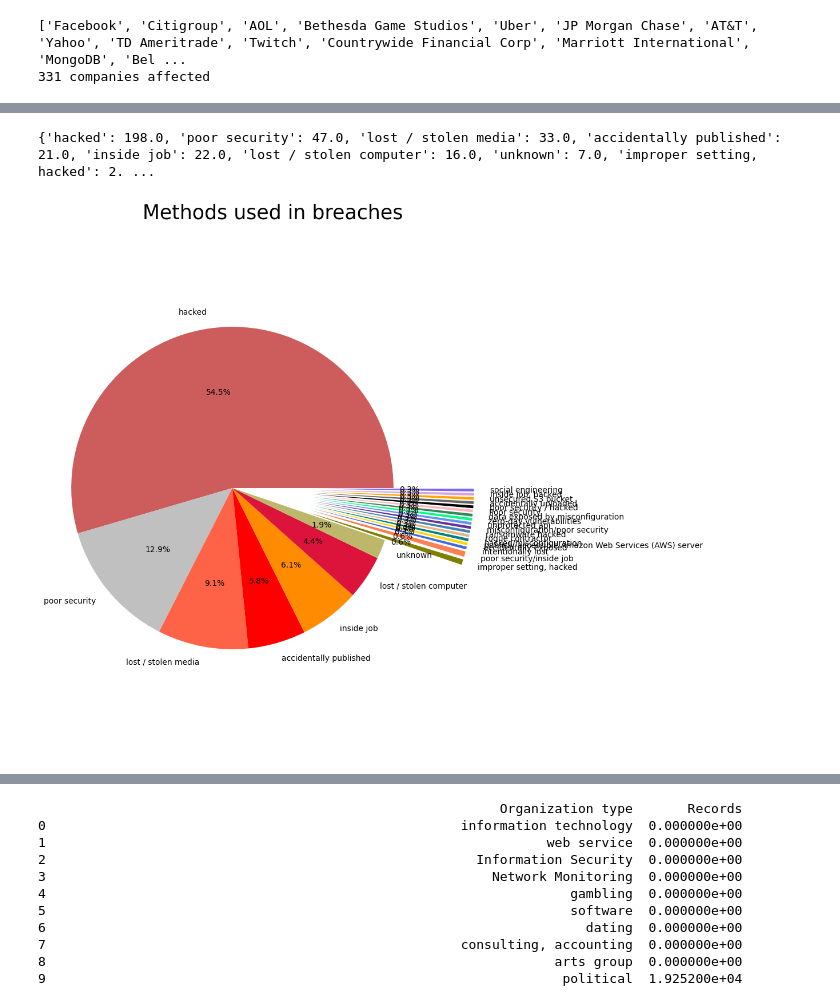
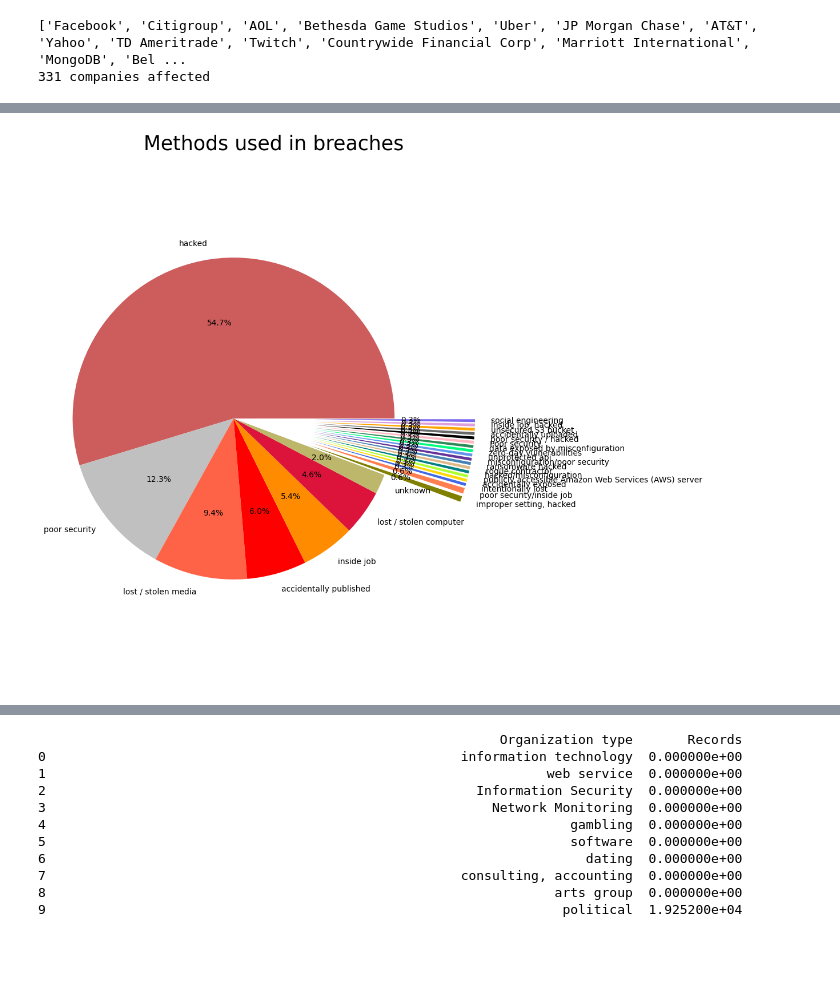
Before and after one commit to KeN095/data-breaches-notebook, a Jupyter notebook: data-breaches.ipynb, the cells around one changed output, grey strips where cells are left out. Cells and saved outputs as stored; diff of their text form; code cells hidden in the pictures; blank space fills up the shorter version.

```diff
--- a/data-breaches.ipynb
+++ b/data-breaches.ipynb
@@ -110,35 +95,21 @@ plt.show()
 # %%
-methodColumn = df.Method
-methodsList = methodColumn.value_counts().index.tolist()
-
-
-
-methodsOccurence = dict.fromkeys(methodsList, None)
-
-for i in range(len(methodsList)):
-    methodIndex = methodsList[i]
-    methodIndexSum = sumOfOccurences(methodColumn, methodIndex)
-
-    methodsOccurence.update([(methodIndex, methodIndexSum)])
-
-print(methodsOccurence)
+methodsOccurence = df['Method'].value_counts().to_dict()
 
 labels = methodsOccurence.keys()
 sizes = methodsOccurence.values()
 explode=(0,0,0,0,0,0,0,0.5,0.5,0.5,0.5,0.5,0.5,0.5,0.5,0.5,0.5,0.5,0.5,0.5,0.5,0.5,0.5,0.5,0.5)
 
 colors = ('indianred','silver','tomato','red','darkorange', 'crimson', 'darkkhaki', 'olive', 'coral', 'royalblue', 'gold', 'greenyellow', 'teal', 'burlywood','steelblue', 'rebeccapurple', 'cornflowerblue', 'springgreen', 'seagreen', 'lightpink', 'black', 'dimgray', 'orange', 'plum', 'mediumslateblue')
 
 fig1,ax1 = plt.subplots()
 
 patches,text,autotext = ax1.pie(sizes,colors=colors, explode = explode,labels=labels,autopct="%1.1f%%")
 ax1.axis('equal')
 fig2 = plt.gcf()
 fig2.set_size_inches(10,12)
 plt.title('Methods used in breaches', fontsize=25)
 
 plt.show()
 # %% [output]
-{'hacked': 198.0, 'poor security': 47.0, 'lost / stolen media': 33.0, 'accidentally published': 21.0, 'inside job': 22.0, 'lost / stolen computer': 16.0, 'unknown': 7.0, 'improper setting, hacked': 2. ...
-[figure, old version]
+[figure, new version]
 # %%
```
Also changed, not shown: parts of 3 cells of this notebook.
